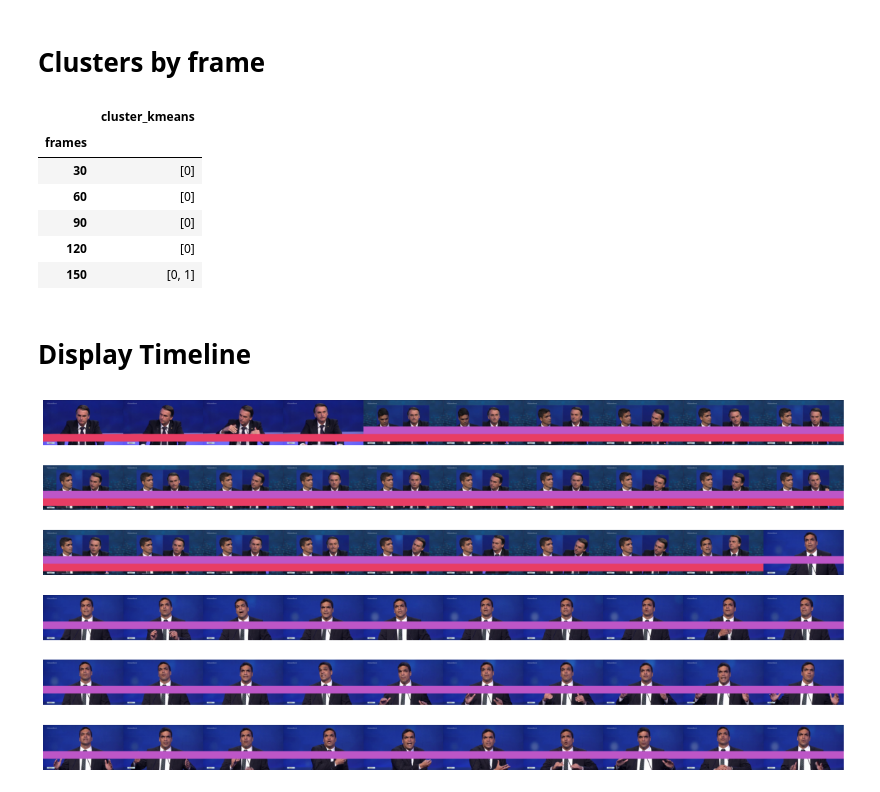
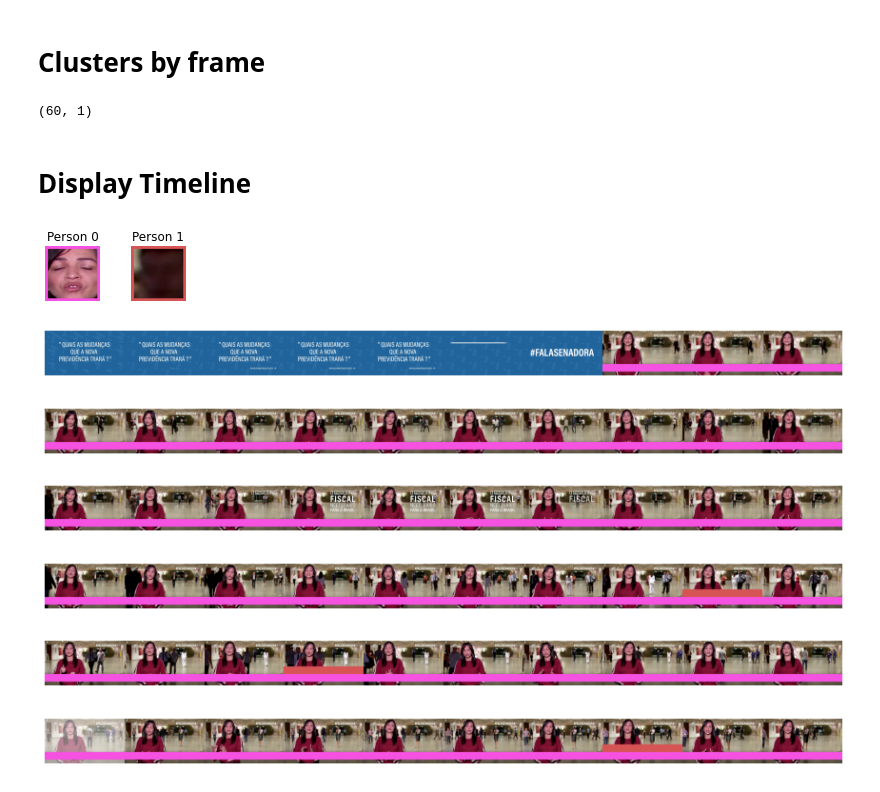
Before and after one commit to TeleMidia/face_clustering, a Jupyter notebook: ipynb/video/video_frames.ipynb, the cells around one changed output. Saved outputs shown, nothing was run; the diff lists cells and outputs as text; code cells hidden in the pictures.

```diff
--- a/ipynb/video/video_frames.ipynb
+++ b/ipynb/video/video_frames.ipynb
@@ -101,5 +92,5 @@ dt_sw.shape
 # %%
 embs = [list(emb) for emb in dt_sw.embeddings.values]
 # %%
-silhuoette(embs,alg = "agglomerative")
+clusters_silhouette = silhuoette(embs,alg = "agglomerative")
 # %% [output]
@@ -131,0 +114,6 @@ clusters.head()
+# %%
+#clusters.head()
+
+clusters = dt_sw.copy()
+clusters[f'cluster_{alg}'] = clusters_silhouette
+clusters[['urls','embeddings',f"cluster_{alg}"]].head()
@@ -163,19 +161,23 @@ clusters_frames['frames'] = frames
 # %%
 cluster_by_frames = clusters_frames.groupby('frames')[f'cluster_{alg}'].apply(list)
 # %%
-cluster_by_frames = cluster_by_frames.apply(np.sort)
+#cluster_by_frames = cluster_by_frames.apply(np.sort)
 # %%
 cluster_by_frames = pd.DataFrame(cluster_by_frames)
+# %%
+#adding frames without faces
+
+dt_original = pd.read_pickle(f'{video_path}.pkl')
+all_frames = set(dt_original.urls.apply(lambda x: int(x.split('.')[0].split('/')[-1].split('_')[-1])).values)
+
+for f in all_frames:
+    if f not in cluster_by_frames.index.values:
+        cluster_by_frames.loc[f] = [[]]
+cluster_by_frames = cluster_by_frames.sort_index()
 # %%
-cluster_by_frames.head()
+cluster_by_frames.shape
 # %% [output]
-|  | cluster_kmeans |
-| frames |  |
-| 30 | [0] |
-| 60 | [0] |
-| 90 | [0] |
-| 120 | [0] |
-| 150 | [0, 1] |
+(60, 1)
 # %% [markdown]
 # Display Timeline
 # %%
@@ -195,19 +197,24 @@ def draw_lines(frame, clusters):
 
     return test
 # %%
-plt.figure(figsize = (20,100))
-gs1 = gridspec.GridSpec(60, 10)
+row_number = int(np.ceil(cluster_by_frames.shape[0]/10))
+
+show_people_video()
+
+plt.figure(figsize = (15,row_number*1.5))
+gs1 = gridspec.GridSpec(row_number, 10)
 gs1.update(wspace=0, hspace=0) # set the spacing between axes.
 i = 0
-for frame in tqdm(cluster_by_frames.head(60).index.values):
+for frame in tqdm(cluster_by_frames.index.values):
     thumb = draw_lines(frame, cluster_by_frames.loc[frame][0])
 
     ax1 = plt.subplot(gs1[i])
     plt.subplots_adjust(hspace=0, wspace=0)
     ax1.imshow(thumb)
     ax1.axis('off')
     #ax1.set_aspect('equal')
 
     i = i + 1
 # %% [output]
-[figure, old version]
+[figure, new version]
+[figure, added]
```
Also changed, not shown: parts of 27 cells of this notebook.
